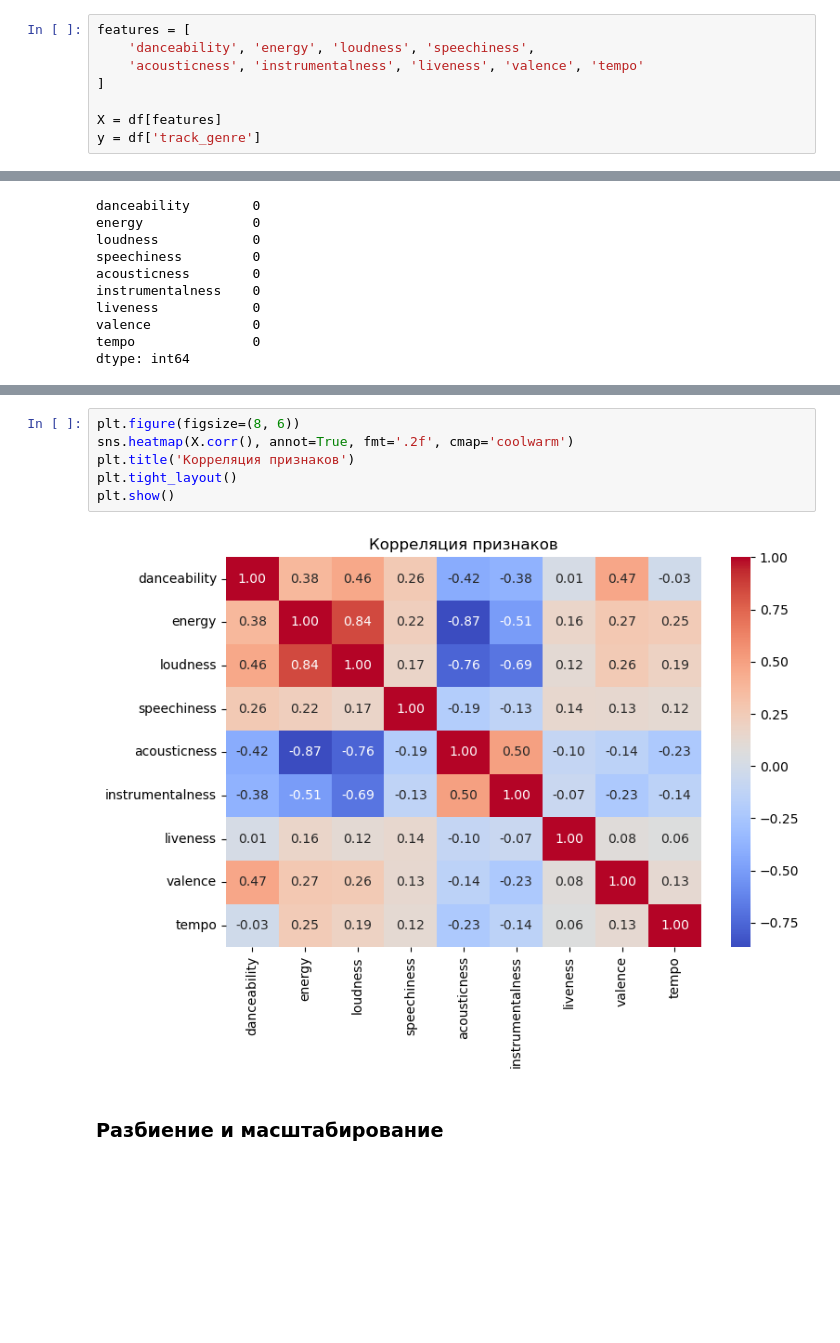
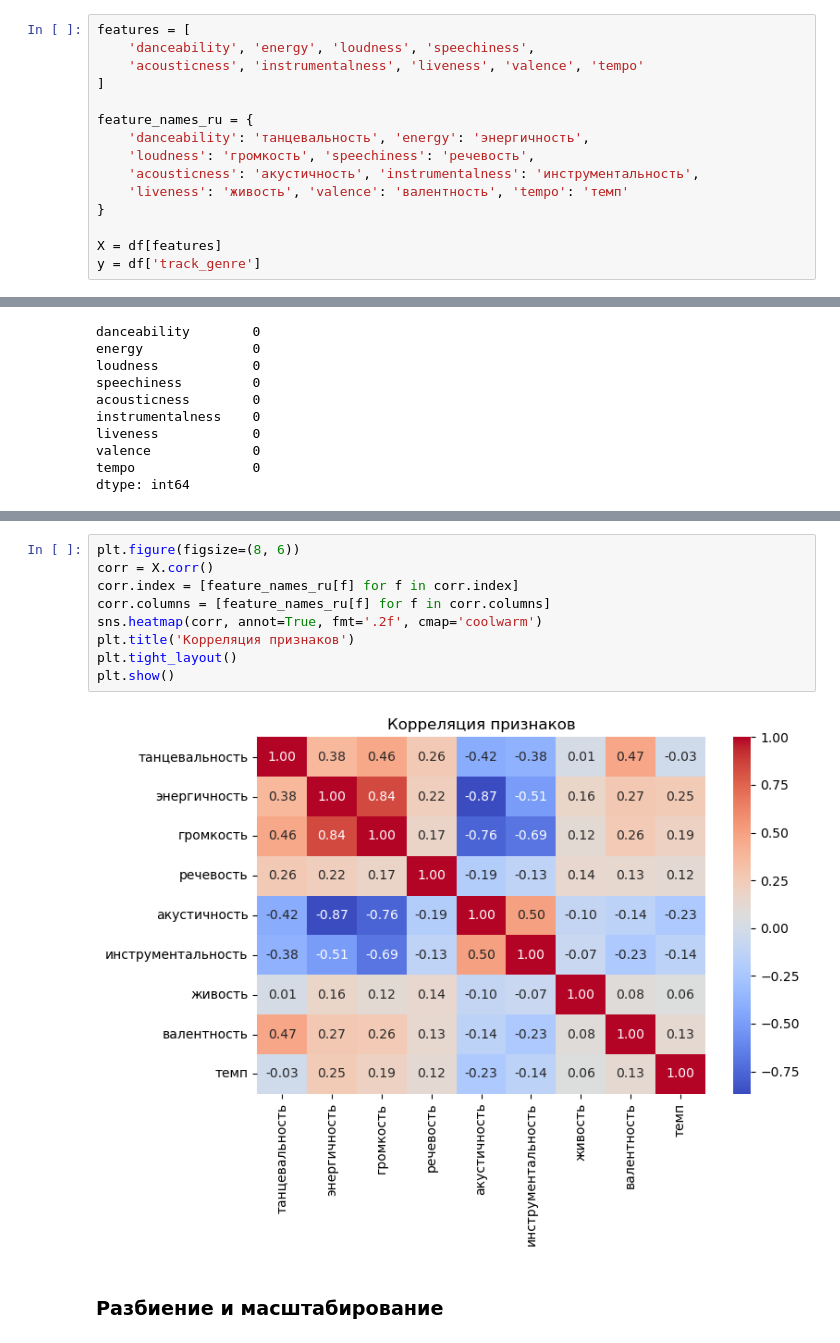
Before and after one commit to UsusCimex/NSU_MachineLearning, a Jupyter notebook: knn/spotify_knn.ipynb, the cells around one changed output, grey strips where cells are left out. Saved outputs shown, nothing was run; the diff lists cells and outputs as text; blank space fills up the shorter version.

```diff
--- a/knn/spotify_knn.ipynb
+++ b/knn/spotify_knn.ipynb
@@ -129,6 +135,13 @@ features = [
     'acousticness', 'instrumentalness', 'liveness', 'valence', 'tempo'
 ]
 
+feature_names_ru = {
+    'danceability': 'танцевальность', 'energy': 'энергичность',
+    'loudness': 'громкость', 'speechiness': 'речевость',
+    'acousticness': 'акустичность', 'instrumentalness': 'инструментальность',
+    'liveness': 'живость', 'valence': 'валентность', 'tempo': 'темп'
+}
+
 X = df[features]
 y = df['track_genre']
 # %%
@@ -160,11 +173,14 @@ plt.show()
 # %%
 plt.figure(figsize=(8, 6))
-sns.heatmap(X.corr(), annot=True, fmt='.2f', cmap='coolwarm')
+corr = X.corr()
+corr.index = [feature_names_ru[f] for f in corr.index]
+corr.columns = [feature_names_ru[f] for f in corr.columns]
+sns.heatmap(corr, annot=True, fmt='.2f', cmap='coolwarm')
 plt.title('Корреляция признаков')
 plt.tight_layout()
 plt.show()
 # %% [output]
-[figure, old version]
+[figure, new version]
 # %% [markdown]
 ### Разбиение и масштабирование
 # %%
```
Also changed, not shown: parts of 8 cells of this notebook, 4 other files.
